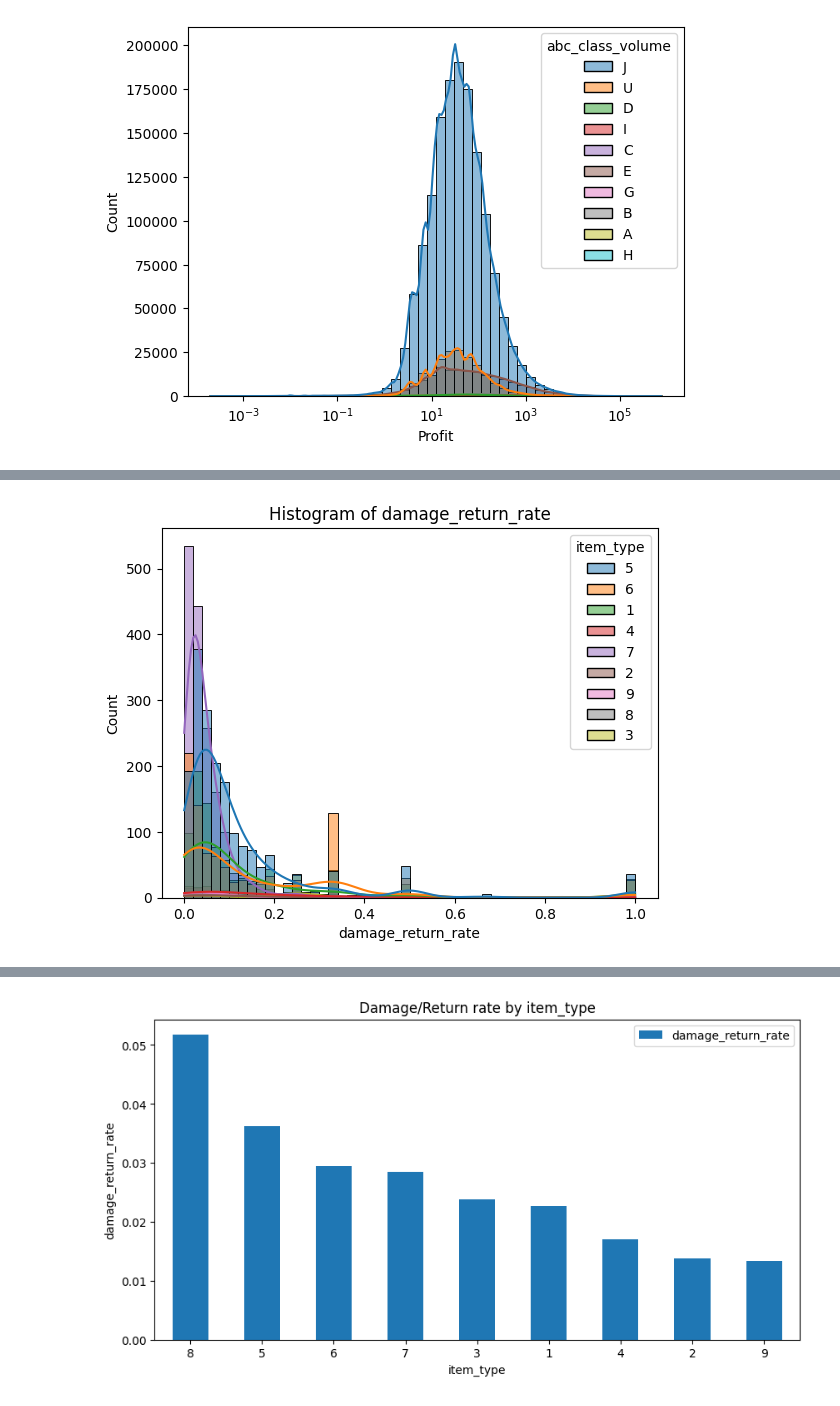
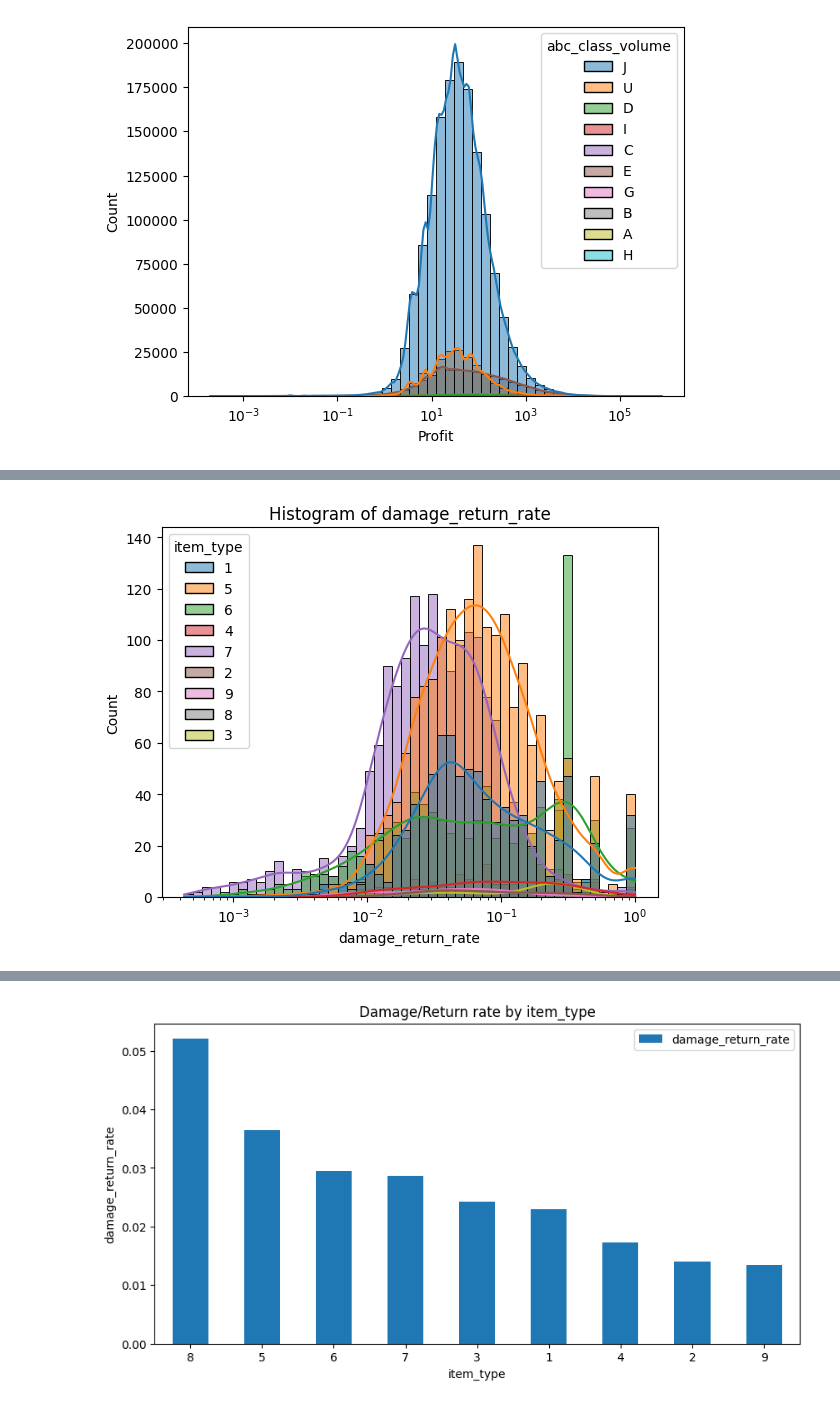
Before and after one commit to C4PT41N4545/BUSA8000-LuminaTech_Analytics_Project, a Jupyter notebook: notebooks/exploratory_analysis.ipynb, the cells around one changed output, grey strips where cells are left out. Drawn from its saved outputs; the diff is of its cells as text; code cells hidden in the pictures.

Commit message:
outlier visualization, and summary generation

```diff
--- a/notebooks/exploratory_analysis.ipynb
+++ b/notebooks/exploratory_analysis.ipynb
@@ -794,4 +794,7 @@ plt.grid()
 plt.show()
 # %% [output]
 [figure]
+# %%
+#filter order_date greater than 2012-01-01
+df = df[df['order_date'] >= '2012-01-01']
 # %%
@@ -999,0 +968,13 @@ item_analysis.head()
+# %%
+# Merge with item_type
+item_type = df[['item_code', 'item_type']].drop_duplicates()
+item_analysis = pd.merge(item_analysis, item_type, on='item_code', how='left')
+item_analysis.head()
+#merge with light_source
+light_source = df[['item_code', 'light_source']].drop_duplicates()
+item_analysis = pd.merge(item_analysis, light_source, on='item_code', how='left')
+item_analysis.head()
+#merge with item_group_code
+item_group_code = df[['item_code', 'item_group_code']].drop_duplicates()
+item_analysis = pd.merge(item_analysis, item_group_code, on='item_code', how='left')
+item_analysis.head()
@@ -1000,6 +988,6 @@ item_analysis.head()
 # %%
-sns.histplot(data=item_analysis, x='damage_return_rate', bins=50, kde=True,log_scale=False, hue='item_type')
+sns.histplot(data=item_analysis, x='damage_return_rate', bins=50, kde=True,log_scale=True, hue='item_type')
 plt.title("Histogram of damage_return_rate")
 plt.show()
 # %% [output]
-[figure, old version]
+[figure, new version]
```
Also changed, not shown: parts of 55 cells of this notebook.
